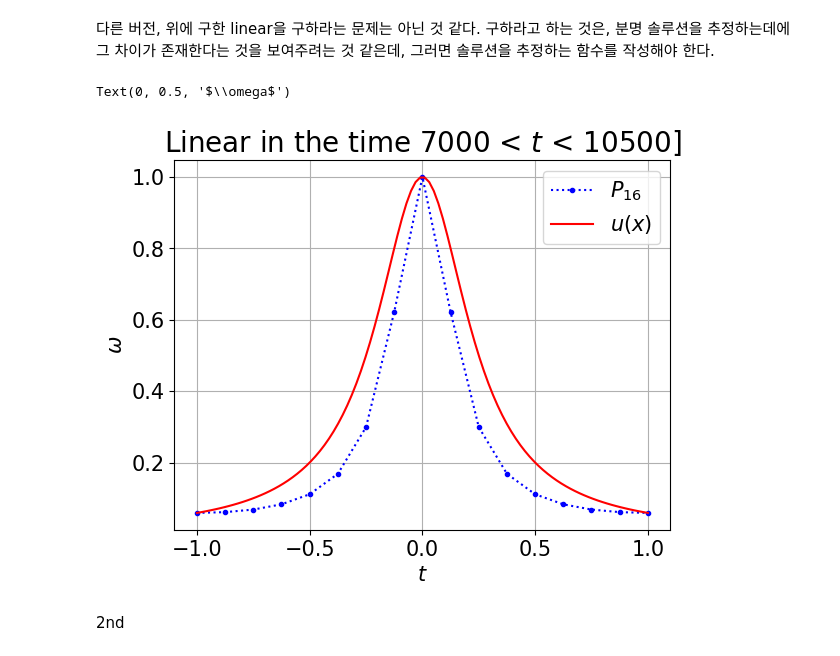
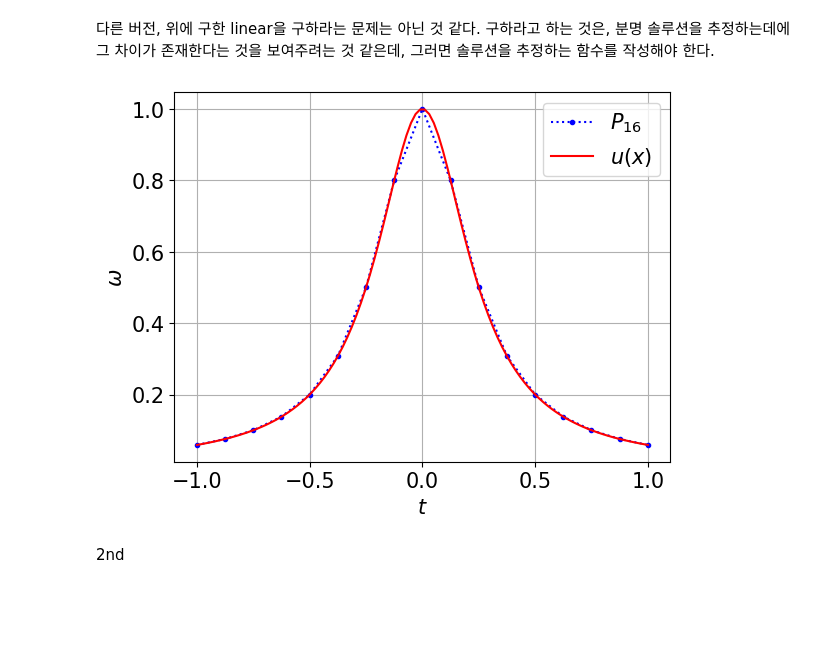
Before and after one commit to La-Folia/Numerical-Analysis, a Jupyter notebook: Linear_Algebra_Eigensystems/Homework4_2_Runge's_Phenomenon.ipynb, the cells around one changed output. Saved outputs shown, nothing was run; the diff lists cells and outputs as text; code cells hidden in the pictures; blank space fills up the shorter version.

```diff
--- a/Linear_Algebra_Eigensystems/Homework4_2_Runge's_Phenomenon.ipynb
+++ b/Linear_Algebra_Eigensystems/Homework4_2_Runge's_Phenomenon.ipynb
@@ -11,25 +11,23 @@ plt.rcParams.update({'font.size': 15})
 다른 버전, 위에 구한 linear을 구하라는 문제는 아닌 것 같다.
 구하라고 하는 것은, 분명 솔루션을 추정하는데에 그 차이가 존재한다는 것을 보여주려는 것 같은데, 그러면 솔루션을 추정하는 함수를 작성해야 한다.
 # %%
-xi = [-1 + (x/8) for x in range(0, 17)]
-yi = [1 / (1 + (16 * x**2)) for x in xj]
+N = 16
+xi = [-1 + (x/8) for x in range(0, N+1)]
+yi = [1 / (1 + (16 * x**2)) for x in xi]
 
 x_exact = np.linspace(-1, 1, 100)
 y_exact = [1 / (1 + 16 * x ** 2) for x in x_exact]
 
 plt.plot(xi, yi, ".:b", label='$P_{16}$')
 plt.plot(x_exact, y_exact, "-r", label="$u(x)$")
 
-plt.title('Linear in the time 7000 < $t$ < 10500]',fontsize = 20)
-#plt.xlim([-1.1, 1.1])
-#plt.ylim([0.30, 0.7])
 plt.grid()
 plt.legend()
 plt.xlabel("$t$")
 plt.ylabel("$\omega$")
+plt.savefig('P_N(x)_and_u(x).pdf')
 # %% [output]
-Text(0, 0.5, '$\\omega$')
-[figure, old version]
+[figure, new version]
 # %% [markdown]
 2nd
 # %%
```
Also changed, not shown: parts of 7 cells of this notebook, 21 other files.
